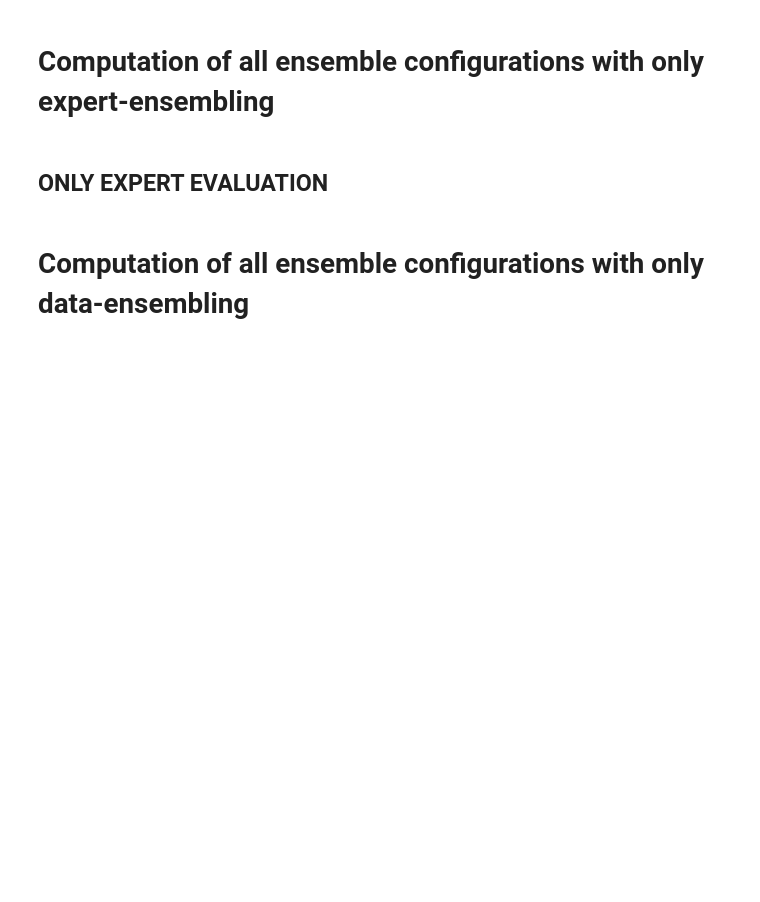
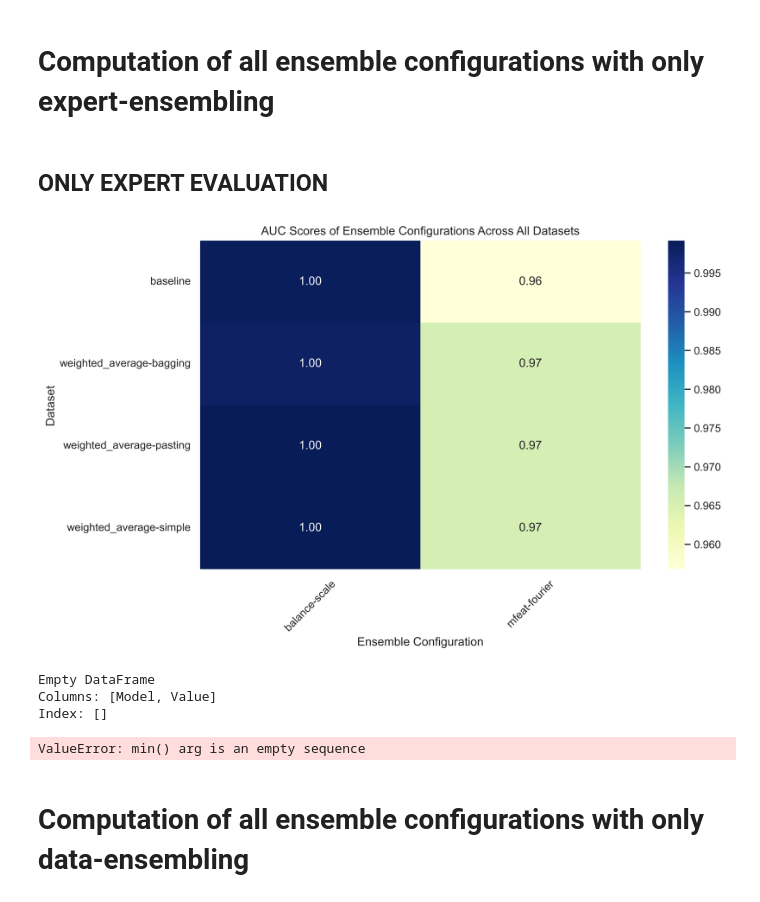
Before and after one commit to PufferFishCode/MSGPFN, a Jupyter notebook: tabpfn/EnsembleTabPfnAUC.ipynb, the cells around one changed output. Cells and saved outputs as stored; diff of their text form; code cells hidden in the pictures; blank space fills up the shorter version.

```diff
--- a/tabpfn/EnsembleTabPfnAUC.ipynb
+++ b/tabpfn/EnsembleTabPfnAUC.ipynb
@@ -1168,54 +1203,27 @@ else:
 # %%
 
 ##---------------------------- S T A R T - E V A L U A T I O N - P L O T S ----------------------------
-#ensemble_results = clean_result_dictionary_for_evaluation(ensemble_results, keys_to_exclude= ["model", "train_data", "test_data", "test_preds"])
+ensemble_results = clean_result_dictionary_for_evaluation(ensemble_results, keys_to_exclude= ["model", "train_data", "test_data", "test_preds"])
+
 ##---------------------------- H E A T M A P S ----------------------------
 start, stop = 0, 15
 
 dataset_names = [dataset[0] for dataset_index,dataset in enumerate(test_datasets) if start <= dataset_index <= stop]
 plot_heatmap_auc_datasets_configs(ensemble_results, dataset_names, f"{evaluations_folder}dataset[{start}-{stop}]-plot_heatmap_auc_datasets_configs.png" )
-#
-#
-##---------------------------- A V E R A G E - W EI G H T - H I S T O G R A M -------------------------
-##transformation_names =[ transformation[0] for transformation in data_preprocess_config["sklearn_transformations"]]
-##plot_histogram_average_weights_data_transformations(ensemble_results, transformation_names,f"{evaluations_folder}plot_histogram_average_weights_data_transformations.png" )
-#
-#
-##---------------------------- S C A T T E R -------------------------
-##plot_scatter_train_auc_test_auc_best_performer_transformations(ensemble_results, f"{evaluations_folder}plot_scatter_train_auc_test_auc_best_performer_transformations.png")
-##plot_scatter_train_auc_test_auc_weighted_average_transformations(ensemble_results, f"{evaluations_folder}plot_scatter_train_auc_test_auc_weighted_average_transformations.png")
-#
-## TODO
-#
-##------------------------------------------------------------------------------------------------------------
-##---------------------------- T R A N S F O R M A T I O N S - H I S T O G R A M  ----------------------------
-##transformation_names =[transformation[0] for transformation in data_preprocess_config["sklearn_transformations"]]
-##plot_histogram_average_weights_data_transformations(ensemble_results, transformation_names,f"{evaluations_folder}plot_histogram_average_weights_data_transformations.png" )
-#
-#
-##------------------------------------------------------------------------------------------------------------
-##---------------------------- I N S T A N C E S - A U C - H I S T O G R A M  --------------------------------
-#
-##------------------------------------------------------------------------------------------------------------
-##---------------------------- M O D E L - A U C - H I S T O G R A M  ----------------------------------------
-#plot_histogram_average_train_auc_model(ensemble_results, f"{evaluations_folder}plot_histogram_average_train_auc_model.png" )
-#
-#
+
 ##------------------------------------------------------------------------------------------------------------
 ##---------------------------- T I M E S - M O D E L - H I S T O G R A M  ------------------------------------
 
 plot_histogram_times_picked_model(ensemble_results, f"{evaluations_folder}plot_histogram_times_picked_model.png" )
-#
-#
-##--------------------------------------------------------------------------------------------------
-##------------------ T I M E S - T R A N S F O R M A T I O N - H I S T O G R A M  ------------------
-## plot_histogram_times_picked_transformation(ensemble_results, f"{evaluations_folder}plot_histogram_times_picked_transformation.png" )
-#
-#
+
 ##---------------------------- S T A T I S T I C A L - T E S T S -------------------------
-#ttest_auc_performance_compared_to_baseline(dictionary=ensemble_results, alpha=0.05)
-#
-#
+ttest_auc_performance_compared_to_baseline(dictionary=ensemble_results, alpha=0.05)
+# %% [output]
+[figure, added]
+Empty DataFrame
+Columns: [Model, Value]
+Index: []
+ValueError: min() arg is an empty sequence
 # %% [markdown]
 # Computation of all ensemble configurations with only data-ensembling
 # %%
```
Also changed, not shown: parts of 8 cells of this notebook.
